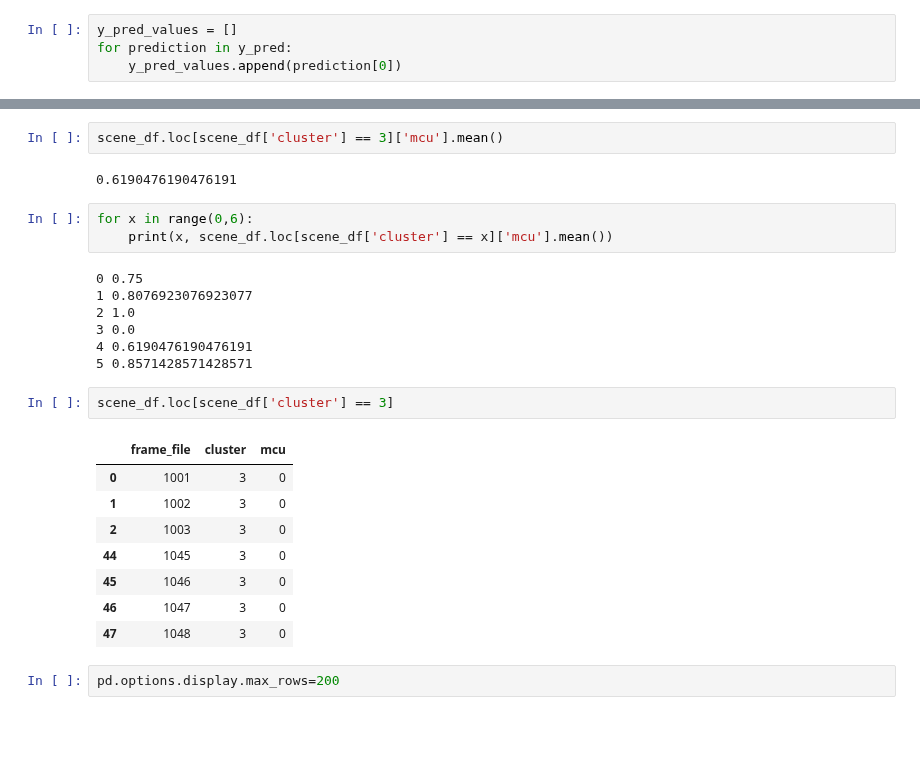
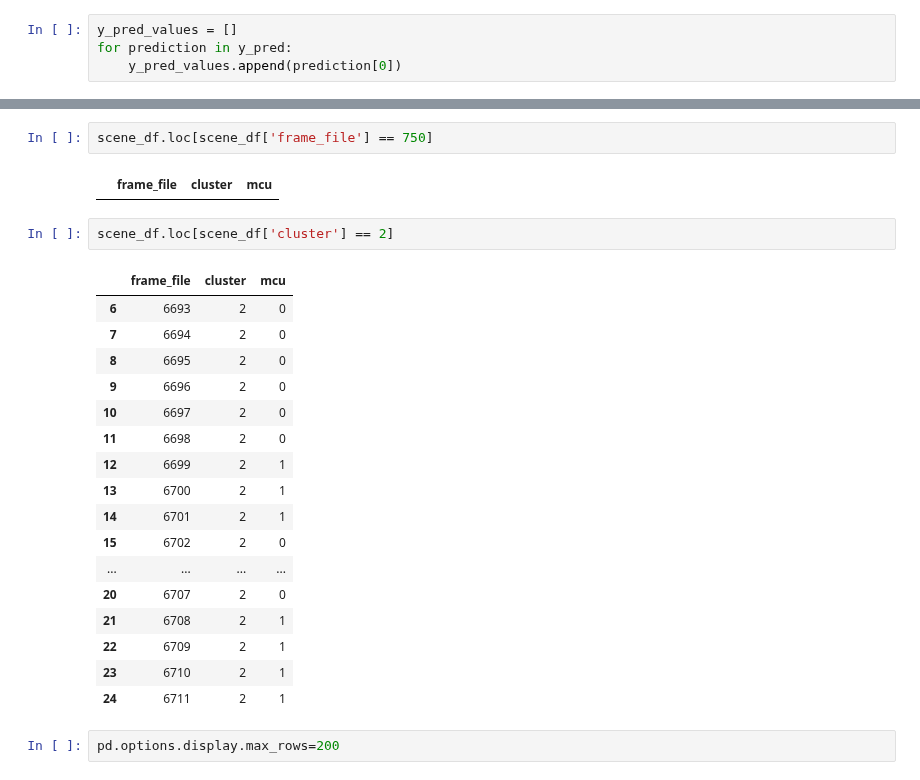
Before and after one commit to JohnTheTripper/moviegoer-prototype, a Jupyter notebook: scene_clustering.ipynb, the cells around one changed output, grey strips where cells are left out. Cells and saved outputs as stored; diff of their text form; blank space fills up the shorter version.

```diff
--- a/scene_clustering.ipynb
+++ b/scene_clustering.ipynb
@@ -204,28 +156,27 @@ scene_df
+# %%
+scene_df.loc[scene_df['frame_file'] == 750]
+# %% [output]
+|  | frame_file | cluster | mcu |
 # %%
-scene_df.loc[scene_df['cluster'] == 3]['mcu'].mean()
+scene_df.loc[scene_df['cluster'] == 2]
 # %% [output]
-0.6190476190476191
+|  | frame_file | cluster | mcu |
+| 6 | 6693 | 2 | 0 |
+| 7 | 6694 | 2 | 0 |
+| 8 | 6695 | 2 | 0 |
+| 9 | 6696 | 2 | 0 |
+| 10 | 6697 | 2 | 0 |
+| 11 | 6698 | 2 | 0 |
+| 12 | 6699 | 2 | 1 |
+| 13 | 6700 | 2 | 1 |
+| 14 | 6701 | 2 | 1 |
+| 15 | 6702 | 2 | 0 |
+| ... | ... | ... | ... |
+| 20 | 6707 | 2 | 0 |
+| 21 | 6708 | 2 | 1 |
+| 22 | 6709 | 2 | 1 |
+| 23 | 6710 | 2 | 1 |
+| 24 | 6711 | 2 | 1 |
-# %%
-for x in range(0,6):
-    print(x, scene_df.loc[scene_df['cluster'] == x]['mcu'].mean())
-# %% [output]
-0 0.75
-1 0.8076923076923077
-2 1.0
-3 0.0
-4 0.6190476190476191
-5 0.8571428571428571
-# %%
-scene_df.loc[scene_df['cluster'] == 3]
-# %% [output]
-|  | frame_file | cluster | mcu |
-| 0 | 1001 | 3 | 0 |
-| 1 | 1002 | 3 | 0 |
-| 2 | 1003 | 3 | 0 |
-| 44 | 1045 | 3 | 0 |
-| 45 | 1046 | 3 | 0 |
-| 46 | 1047 | 3 | 0 |
-| 47 | 1048 | 3 | 0 |
 # %%
 pd.options.display.max_rows=200
 # %%
```
Also changed, not shown: parts of 29 cells of this notebook.
